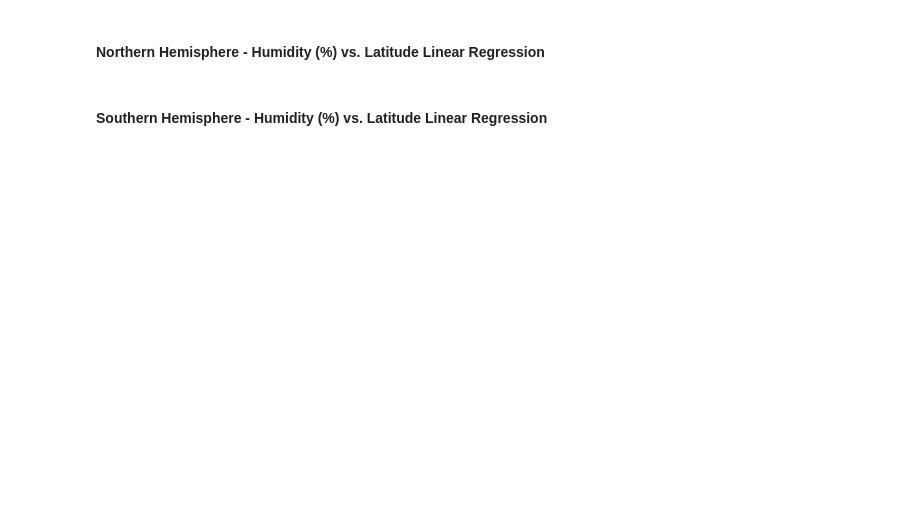
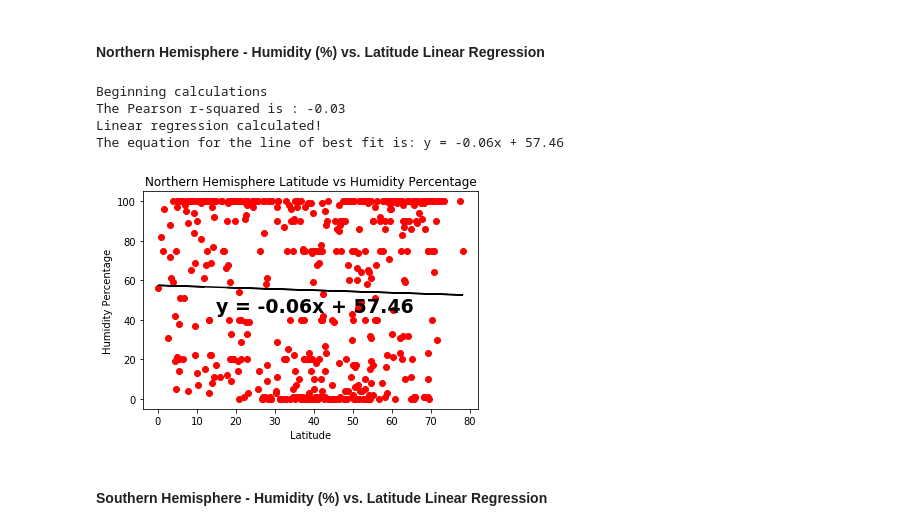
Before and after one commit to poulosar/python-api-training, a Jupyter notebook: WeatherPy/WeatherPy.ipynb, the cells around one changed output. Drawn from its saved outputs; the diff is of its cells as text; code cells hidden in the pictures; blank space fills up the shorter version.

```diff
--- a/WeatherPy/WeatherPy.ipynb
+++ b/WeatherPy/WeatherPy.ipynb
@@ -220,4 +314,29 @@ southern_hemisphere = weather_data[weather_data["Latitude"] < 0]
 # %% [markdown]
 ####  Northern Hemisphere - Humidity (%) vs. Latitude Linear Regression
+# %%
+# Set axis values for equation position on graph, font size, and other formatting keys
+x_axis = 15
+y_axis = 44
+font_size = 19
+line_color = "black"
+equation_color = "black"
+point_color = "red"
+hemisphere = "Northern"
+
+# Without this the equation is stuck on first graph
+lin_eq_list = []
+
+# Uses main function to create scatter plot for
+main(northern_hemisphere["Latitude"],northern_hemisphere["Humidity"])
+plt.title(f'{hemisphere} Hemisphere Latitude vs Humidity Percentage')
+plt.xlabel("Latitude")
+plt.ylabel("Humidity Percentage")
+plt.savefig(f'Images/{hemisphere} Hemisphere - Latitude vs. Humidity Percentage.jpg')
+# %% [output]
+Beginning calculations
+The Pearson r-squared is : -0.03
+Linear regression calculated!
+The equation for the line of best fit is: y = -0.06x + 57.46
+[figure, added]
 # %% [markdown]
 ####  Southern Hemisphere - Humidity (%) vs. Latitude Linear Regression
```
Also changed, not shown: parts of 19 cells of this notebook, 16 other files.
